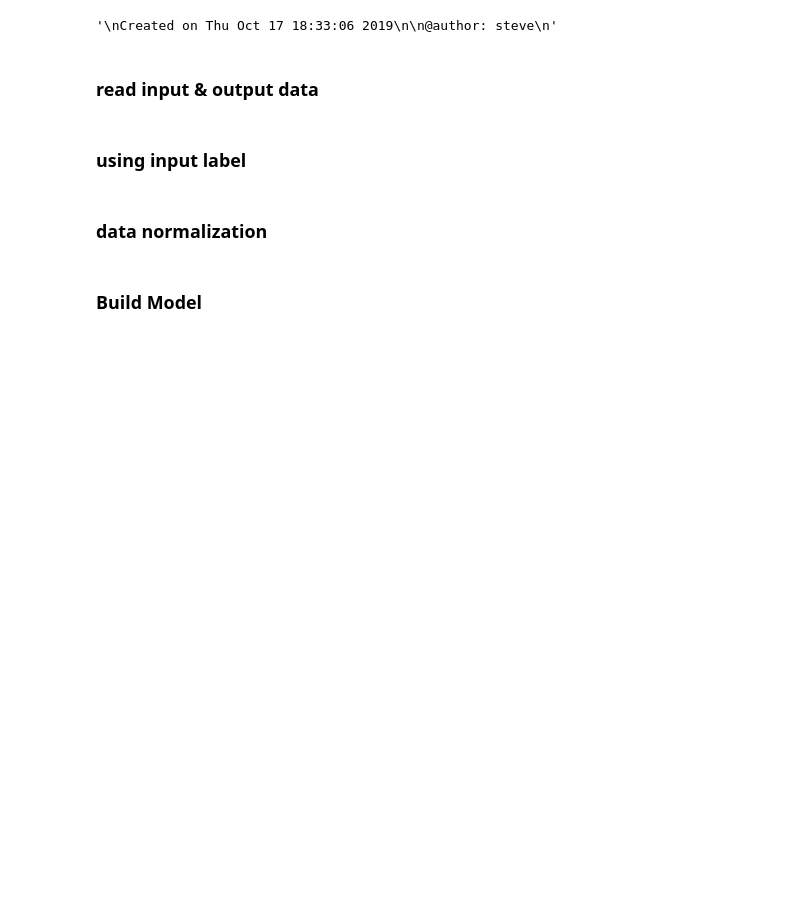
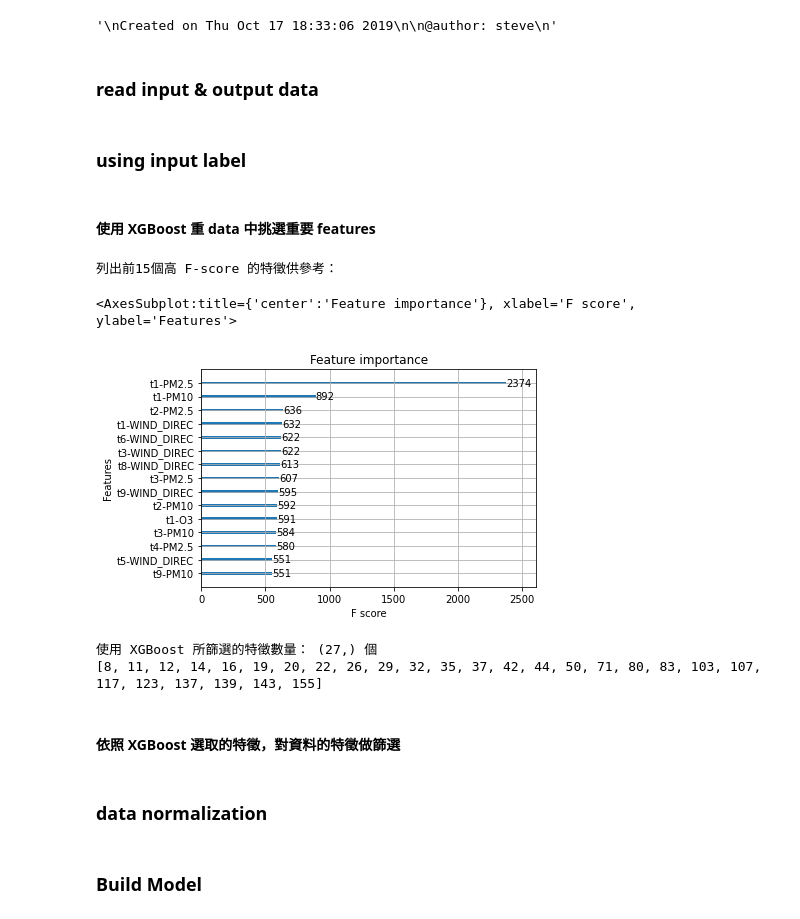
Before and after one commit to stupidpenguin/2021_Fall_BSE_Aritificial_Neural_Network, a Jupyter notebook: Homework_2/2/2_RBFNN.ipynb, the cells around one changed output. Cells and saved outputs as stored; diff of their text form; code cells hidden in the pictures; blank space fills up the shorter version.

Commit message:
For graph

```diff
--- a/Homework_2/2/2_RBFNN.ipynb
+++ b/Homework_2/2/2_RBFNN.ipynb
@@ -146,0 +145,33 @@ test_real_out=y_test
+# %% [markdown]
+#### 使用 XGBoost 重 data 中挑選重要 features
+# %%
+from xgboost import plot_importance
+from xgboost import XGBClassifier
+
+XGBoost_Model = XGBClassifier()
+XGBoost_Model.fit(data_in, data_real_out.values.ravel())
+print(f'\n列出前15個高 F-score 的特徵供參考：')
+plot_importance(XGBoost_Model, max_num_features=15)
+# %% [output]
+列出前15個高 F-score 的特徵供參考：
+<AxesSubplot:title={'center':'Feature importance'}, xlabel='F score', ylabel='Features'>
+[figure, added]
+# %%
+feature_importances = XGBoost_Model.feature_importances_
+# print(f'Features importance of AdaBoost Model: {feature_importances}')
+max = np.max(feature_importances)
+for i in range(len(feature_importances)):
+    feature_importances[i] = feature_importances[i]/max
+
+list_of_selected_features = []
+for i in range(len(feature_importances)):
+    if(feature_importances[i]>0.18):
+        list_of_selected_features.append(i)
+
+print(f'使用 XGBoost 所篩選的特徵數量： {np.array(list_of_selected_features).shape} 個')
+print(list_of_selected_features)
+# %% [output]
+使用 XGBoost 所篩選的特徵數量： (27,) 個
+[8, 11, 12, 14, 16, 19, 20, 22, 26, 29, 32, 35, 37, 42, 44, 50, 71, 80, 83, 103, 107, 117, 123, 137, 139, 143, 155]
+# %% [markdown]
+#### 依照 XGBoost 選取的特徵，對資料的特徵做篩選
```
Also changed, not shown: parts of 7 cells of this notebook.
